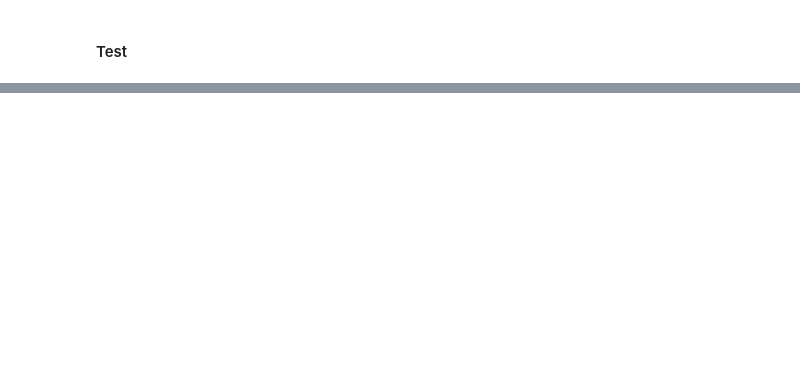
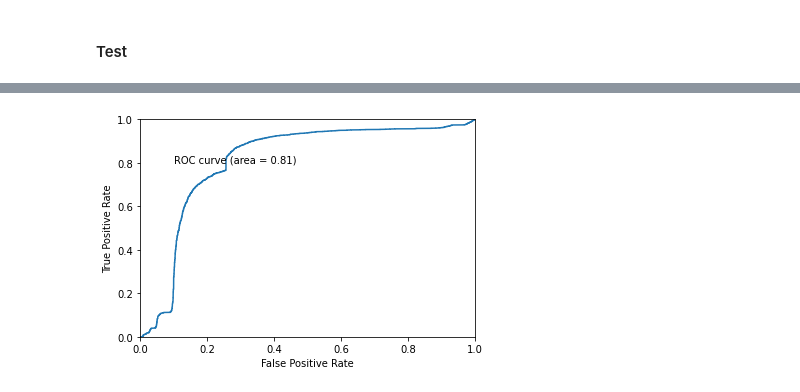
Before and after one commit to zaphodnothingth/nw-msds498-capstone, a Jupyter notebook: 04d5 - all models-imbalance copy 2.ipynb, the cells around one changed output, grey strips where cells are left out. Drawn from its saved outputs; the diff is of its cells as text; code cells hidden in the pictures; blank space fills up the shorter version.

```diff
--- a/04d5 - all models-imbalance copy 2.ipynb
+++ b/04d5 - all models-imbalance copy 2.ipynb
@@ -144,9 +144,11 @@ validate data size: (11671, 9)
 # %%
 X_train = ccd_train[['pay_max', 'payment_avg', 'payment_max', 'ratio_avg', 'balance_growth_6mo']]
 X_test = ccd_test[~ccd_test.index.duplicated(keep='first')][['pay_max', 'payment_avg', 'payment_max', 'ratio_avg', 'balance_growth_6mo']]
+X_val = ccd_validate[~ccd_validate.index.duplicated(keep='first')][['pay_max', 'payment_avg', 'payment_max', 'ratio_avg', 'balance_growth_6mo']]
 
 y_train = ccd_train['DEFAULT']
 y_test = ccd_test[~ccd_test.index.duplicated(keep='first')]['DEFAULT']
+y_val = ccd_validate[~ccd_validate.index.duplicated(keep='first')]['DEFAULT']
 # %%
 all_features = X_train.columns
 all_features = all_features.tolist()
@@ -422,0 +411,2 @@ plot_roc_curve (df_test)
+# %%
+df_val = run_preds(model, X_val)
@@ -422,0 +452,5 @@ plot_roc_curve (df_test)
+# %%
+
+plot_roc_curve (df_val)
+# %% [output]
+[figure, added]
```
Also changed, not shown: parts of 11 cells of this notebook, 2 other files.
